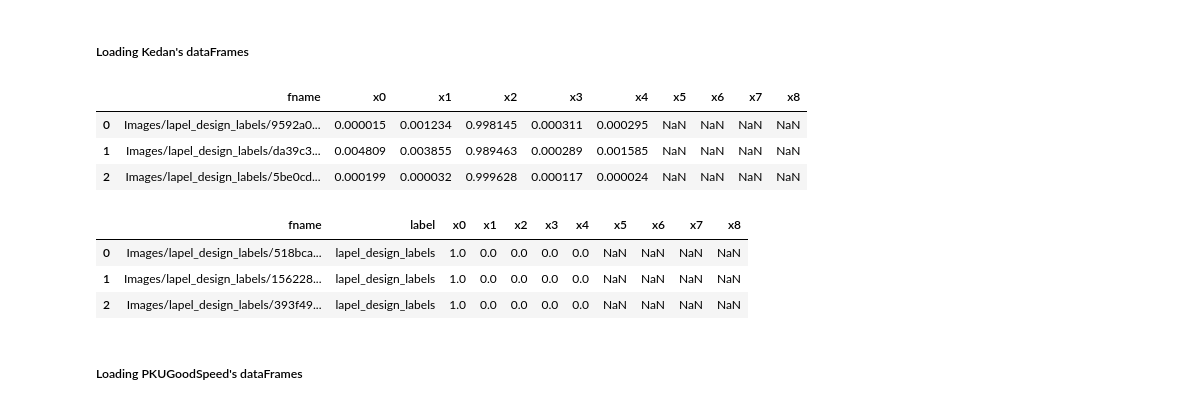
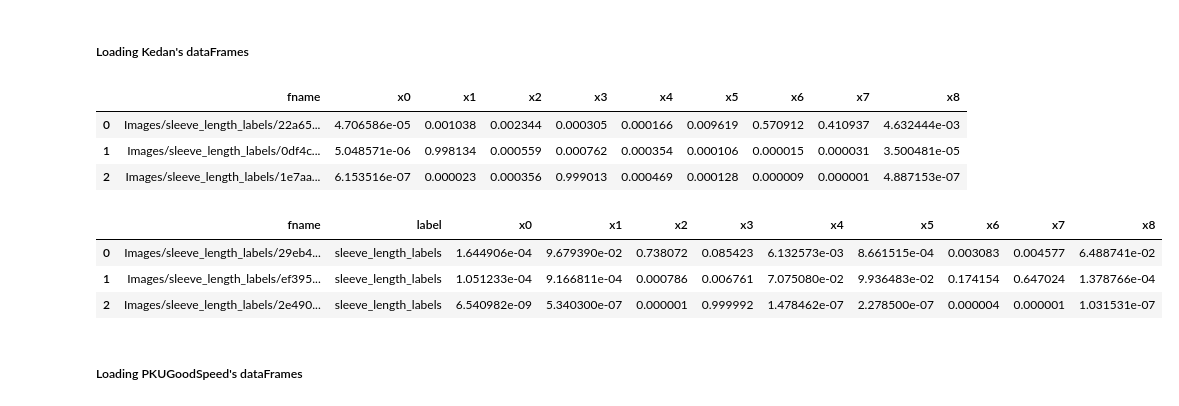
Before and after one commit to PKUGoodSpeed/FashionAiContest, a Jupyter notebook: ensemble/stacking_logic.ipynb, the cells around one changed output. Saved outputs shown, nothing was run; the diff lists cells and outputs as text; code cells hidden in the pictures.

```diff
--- a/ensemble/stacking_logic.ipynb
+++ b/ensemble/stacking_logic.ipynb
@@ -12,22 +10,22 @@ Deprecated: use ginkgo.Repo instead
 # %% [markdown]
 ##### Loading Kedan's dataFrames
 # %%
-LABEL = "neck_design_labels"
-cv1 = pd.read_csv('../runFinetuneImagenet/models/lapel_design_labels/Xception90/validation_results.csv',
+LABEL = "sleeve_length_labels"
+cv1 = pd.read_csv('../runFinetuneImagenet/models/sleeve_length_labels/DenseNet201-0.86/validation_results.csv',
                  names=['fname', 'x0', 'x1', 'x2', 'x3', 'x4', 'x5', 'x6', 'x7', 'x8'])
 display(cv1[:3])
-tt1 = pd.read_csv('../runFinetuneImagenet/models/lapel_design_labels/Xception90/test_results_raw.csv',
+tt1 = pd.read_csv('../runFinetuneImagenet/models/sleeve_length_labels/DenseNet201-0.86/test_results_raw.csv',
                  names=['fname', 'label', 'x0', 'x1', 'x2', 'x3', 'x4', 'x5', 'x6', 'x7', 'x8'])
 display(tt1[:3])
 # %% [output]
 |  | fname | x0 | x1 | x2 | x3 | x4 | x5 | x6 | x7 | x8 |
-| 0 | Images/lapel_design_labels/9592a0... | 0.000015 | 0.001234 | 0.998145 | 0.000311 | 0.000295 | NaN | NaN | NaN | NaN |
-| 1 | Images/lapel_design_labels/da39c3... | 0.004809 | 0.003855 | 0.989463 | 0.000289 | 0.001585 | NaN | NaN | NaN | NaN |
-| 2 | Images/lapel_design_labels/5be0cd... | 0.000199 | 0.000032 | 0.999628 | 0.000117 | 0.000024 | NaN | NaN | NaN | NaN |
+| 0 | Images/sleeve_length_labels/22a65... | 4.706586e-05 | 0.001038 | 0.002344 | 0.000305 | 0.000166 | 0.009619 | 0.570912 | 0.410937 | 4.632444e-03 |
+| 1 | Images/sleeve_length_labels/0df4c... | 5.048571e-06 | 0.998134 | 0.000559 | 0.000762 | 0.000354 | 0.000106 | 0.000015 | 0.000031 | 3.500481e-05 |
+| 2 | Images/sleeve_length_labels/1e7aa... | 6.153516e-07 | 0.000023 | 0.000356 | 0.999013 | 0.000469 | 0.000128 | 0.000009 | 0.000001 | 4.887153e-07 |
 |  | fname | label | x0 | x1 | x2 | x3 | x4 | x5 | x6 | x7 | x8 |
-| 0 | Images/lapel_design_labels/518bca... | lapel_design_labels | 1.0 | 0.0 | 0.0 | 0.0 | 0.0 | NaN | NaN | NaN | NaN |
-| 1 | Images/lapel_design_labels/156228... | lapel_design_labels | 1.0 | 0.0 | 0.0 | 0.0 | 0.0 | NaN | NaN | NaN | NaN |
-| 2 | Images/lapel_design_labels/393f49... | lapel_design_labels | 1.0 | 0.0 | 0.0 | 0.0 | 0.0 | NaN | NaN | NaN | NaN |
+| 0 | Images/sleeve_length_labels/29eb4... | sleeve_length_labels | 1.644906e-04 | 9.679390e-02 | 0.738072 | 0.085423 | 6.132573e-03 | 8.661515e-04 | 0.003083 | 0.004577 | 6.488741e-02 |
+| 1 | Images/sleeve_length_labels/ef395... | sleeve_length_labels | 1.051233e-04 | 9.166811e-04 | 0.000786 | 0.006761 | 7.075080e-02 | 9.936483e-02 | 0.174154 | 0.647024 | 1.378766e-04 |
+| 2 | Images/sleeve_length_labels/2e490... | sleeve_length_labels | 6.540982e-09 | 5.340300e-07 | 0.000001 | 0.999992 | 1.478462e-07 | 2.278500e-07 | 0.000004 | 0.000001 | 1.031531e-07 |
 # %% [markdown]
 ##### Loading PKUGoodSpeed's dataFrames
 # %%
```
Also changed, not shown: parts of 16 cells of this notebook, 27 other files.
